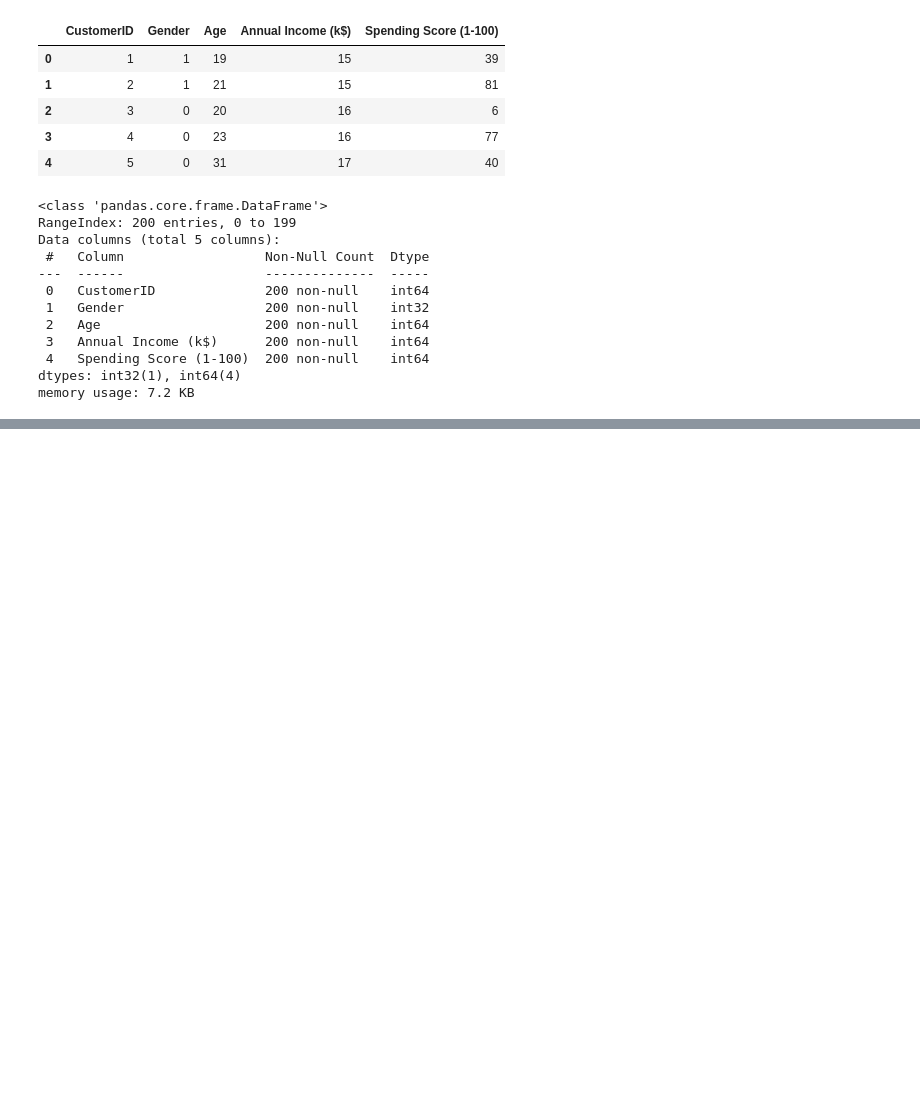
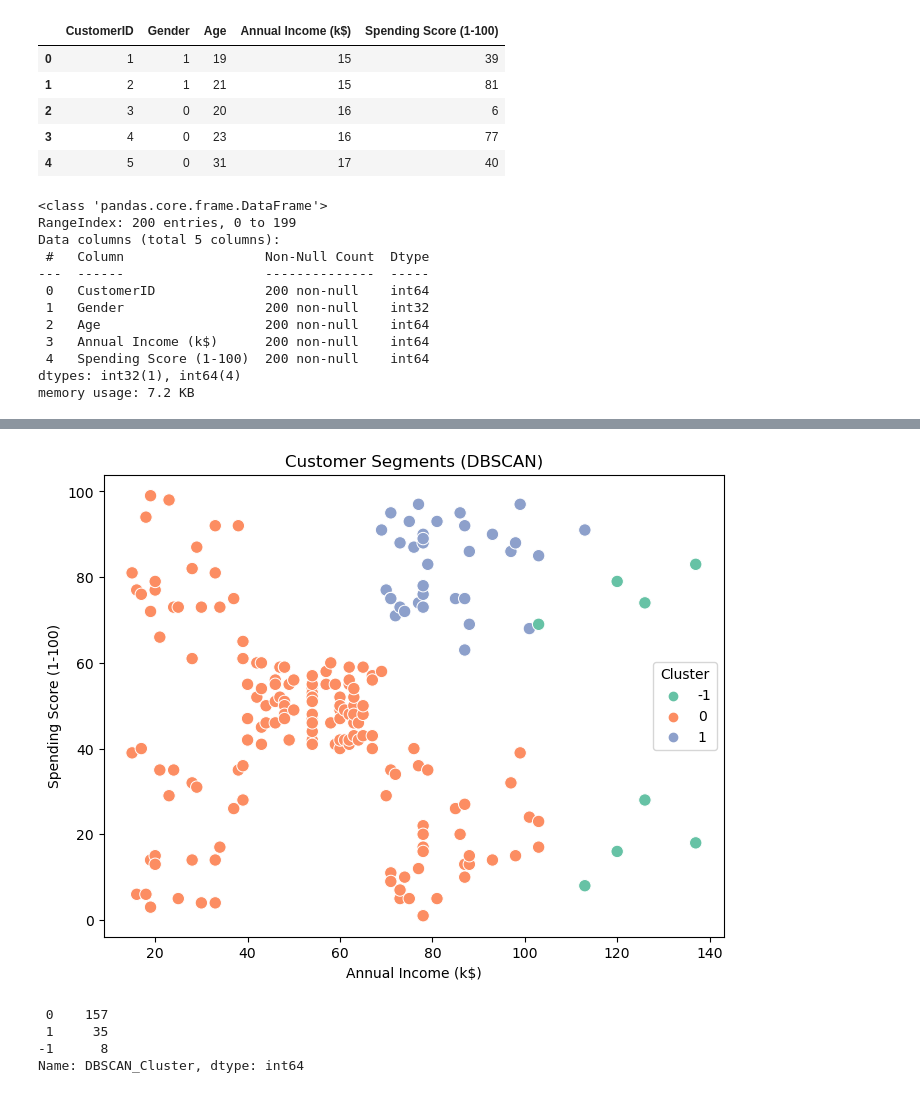
Before and after one commit to mohazem-cell/customer_segmentation, a Jupyter notebook: notbooks/03- Data Preprocessing and Base Model.ipynb, the cells around one changed output, grey strips where cells are left out. Cells and saved outputs as stored; diff of their text form; code cells hidden in the pictures; blank space fills up the shorter version.

```diff
--- a/notbooks/03- Data Preprocessing and Base Model.ipynb
+++ b/notbooks/03- Data Preprocessing and Base Model.ipynb
@@ -92,15 +96,20 @@ memory usage: 7.2 KB
 # I will try to make this model to be excuted with gender too
 
 num_cols=df.select_dtypes(include=['int64','int32', 'float64']).columns.drop(['CustomerID','Gender','Age'])
+# cat_cols=['Gender']
 
 # Pipelines
 num_pipeline = Pipeline([
     ('scaler', StandardScaler())
 ])
 
+# cat_pipline=Pipeline([
+#     ('encoder', BinaryEncoder())
+# ])
+
 transformer = ColumnTransformer([
     ('num', num_pipeline, num_cols)
-], remainder='passthrough')
+], remainder='drop')
 
 # Model
 km = KMeans(n_clusters=5, random_state=42, n_init="auto")
@@ -109,7 +118,8 @@ pipe = Pipeline([
     ('model', km)
 ])
 
+df.head()
 
-
+# num_cols.column
 # scores = cross_val_score(pipe, X_train, y_train, cv=5, scoring='r2')
 # print("Cross-validated R²: %.2f (± %.2f)" % (scores.mean(), scores.std() * 2))
@@ -116,8 +139,15 @@ pipe = Pipeline([
 # %%
-X_transformed = transformer.fit_transform(X)
+# Fit
+X = df.drop(columns=['CustomerID','Gender', 'Age'])
+# X=['Annual Income (k$)',
+#        'Spending Score (1-100)']
+pipe.fit(X)
+# X_transformed = transformer.fit_transform(transformer)
 inertia = []
-K_range = range(1, 11)
+K_range = range(1, 15)
+X_prepared = transformer.fit_transform(X)
+
 for k in K_range:
     kmeans = KMeans(n_clusters=k, random_state=42)
-    kmeans.fit(pipe)
+    kmeans.fit(X_prepared)
     inertia.append(kmeans.inertia_)
@@ -125,0 +184,4 @@ ValueError: setting an array element with a sequence.
+# %%
+# Step 6: Apply K-Means (choose best K from elbow, usually 5)
+kmeans = KMeans(n_clusters=5, random_state=42)
+df['Cluster'] = kmeans.fit_predict(X_prepared)
@@ -126 +216,24 @@ ValueError: setting an array element with a sequence.
+# %%
+dbscan = DBSCAN(eps=0.5, min_samples=5)
+df['DBSCAN_Cluster'] = dbscan.fit_predict(X_prepared)
+
+plt.figure(figsize=(8,6))
+sns.scatterplot(x=X['Annual Income (k$)'],
+                y=X['Spending Score (1-100)'],
+                hue=df['DBSCAN_Cluster'],
+                palette='Set2', s=80)
+plt.title("Customer Segments (DBSCAN)")
+plt.xlabel("Annual Income (k$)")
+plt.ylabel("Spending Score (1-100)")
+plt.legend(title="Cluster")
+plt.show()
+
+# Step 9: Compare models
+print(df['DBSCAN_Cluster'].value_counts())
+# %% [output]
+[figure, added]
+ 0    157
+ 1     35
+-1      8
+Name: DBSCAN_Cluster, dtype: int64
 # %%
```
Also changed, not shown: parts of 11 cells of this notebook.
